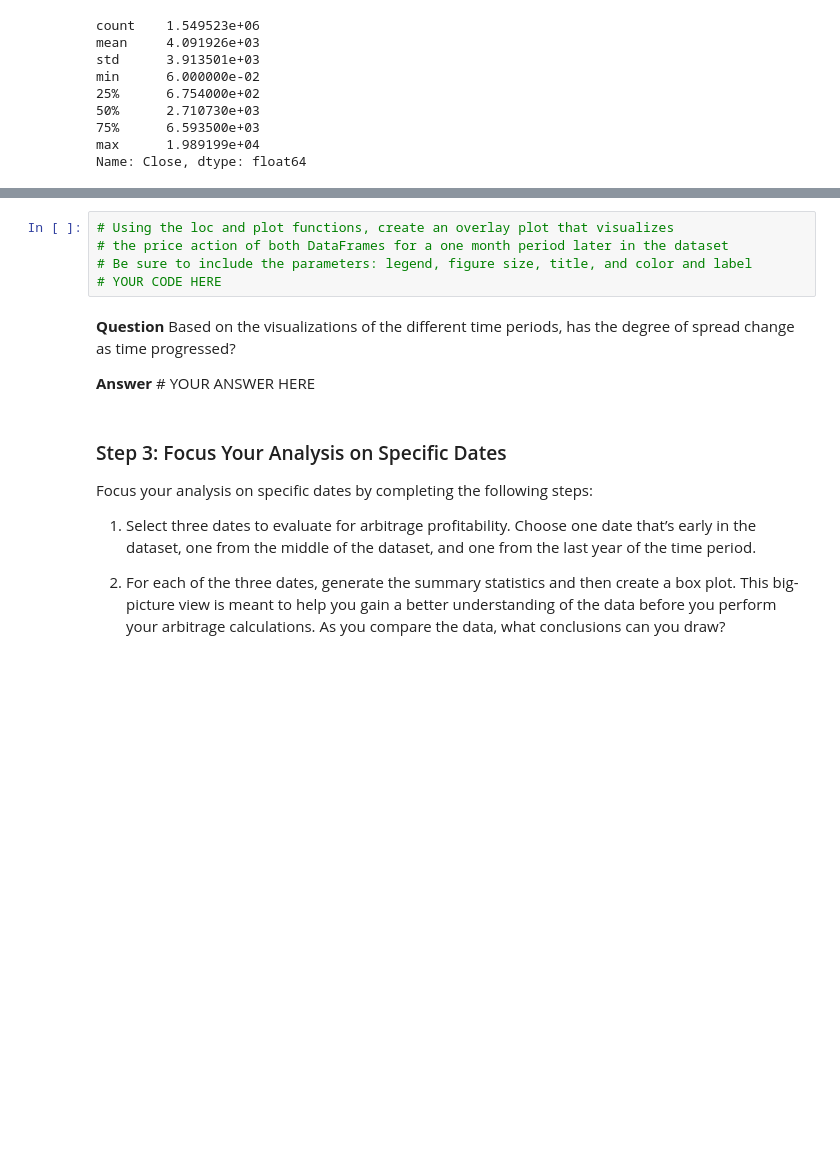
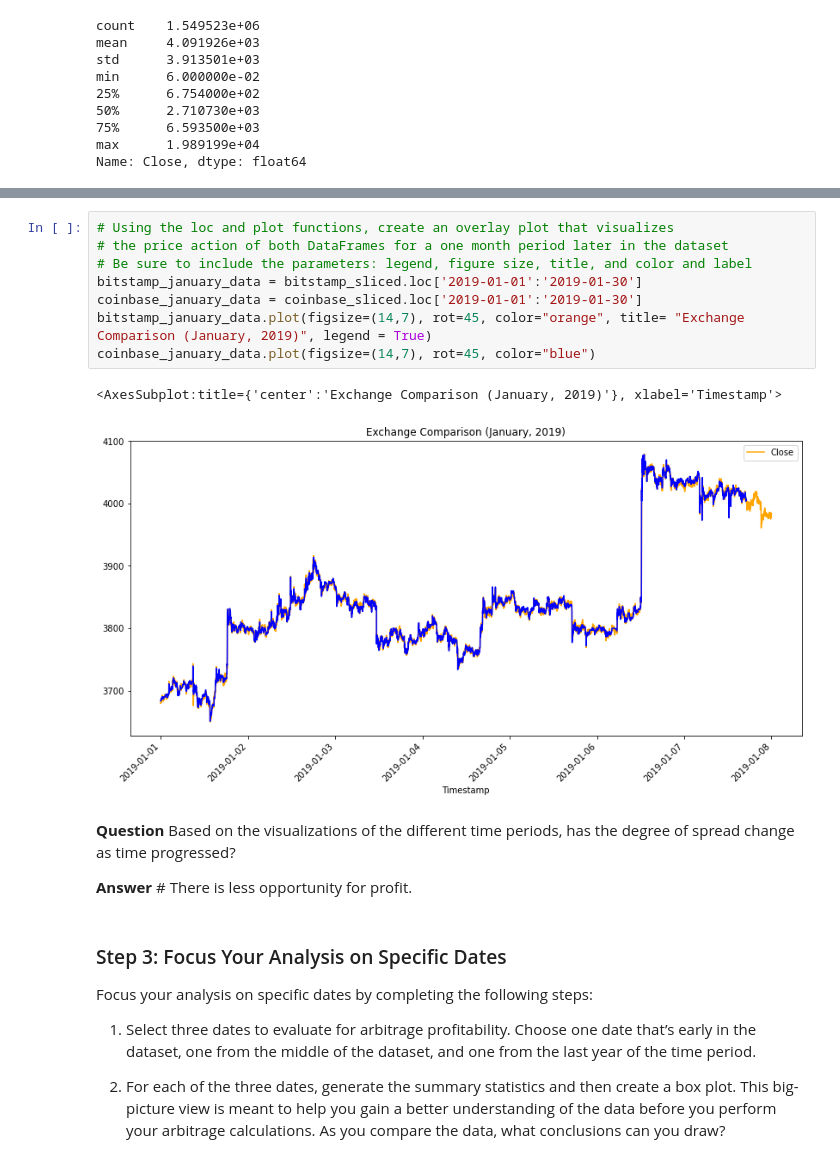
Before and after one commit to amexvasquez1/Bitcoin-pandas_analysis, a Jupyter notebook: crypto_arbitrage.ipynb, the cells around one changed output, grey strips where cells are left out. Saved outputs shown, nothing was run; the diff lists cells and outputs as text; blank space fills up the shorter version.

```diff
--- a/crypto_arbitrage.ipynb
+++ b/crypto_arbitrage.ipynb
@@ -336,12 +343,18 @@ coinbase_sliced.plot(figsize=(14,7), rot=45, color="green")
 # %%
 # Using the loc and plot functions, create an overlay plot that visualizes
 # the price action of both DataFrames for a one month period later in the dataset
 # Be sure to include the parameters: legend, figure size, title, and color and label
-# YOUR CODE HERE
+bitstamp_january_data = bitstamp_sliced.loc['2019-01-01':'2019-01-30']
+coinbase_january_data = coinbase_sliced.loc['2019-01-01':'2019-01-30']
+bitstamp_january_data.plot(figsize=(14,7), rot=45, color="orange", title= "Exchange Comparison (January, 2019)", legend = True)
+coinbase_january_data.plot(figsize=(14,7), rot=45, color="blue")
+# %% [output]
+<AxesSubplot:title={'center':'Exchange Comparison (January, 2019)'}, xlabel='Timestamp'>
+[figure, added]
 # %% [markdown]
 **Question** Based on the visualizations of the different time periods, has the degree of spread change as time progressed?
 
-**Answer** # YOUR ANSWER HERE
+**Answer** # There is less opportunity for profit.
 # %% [markdown]
 ### Step 3: Focus Your Analysis on Specific Dates
 
```
Also changed, not shown: parts of 4 cells of this notebook.
